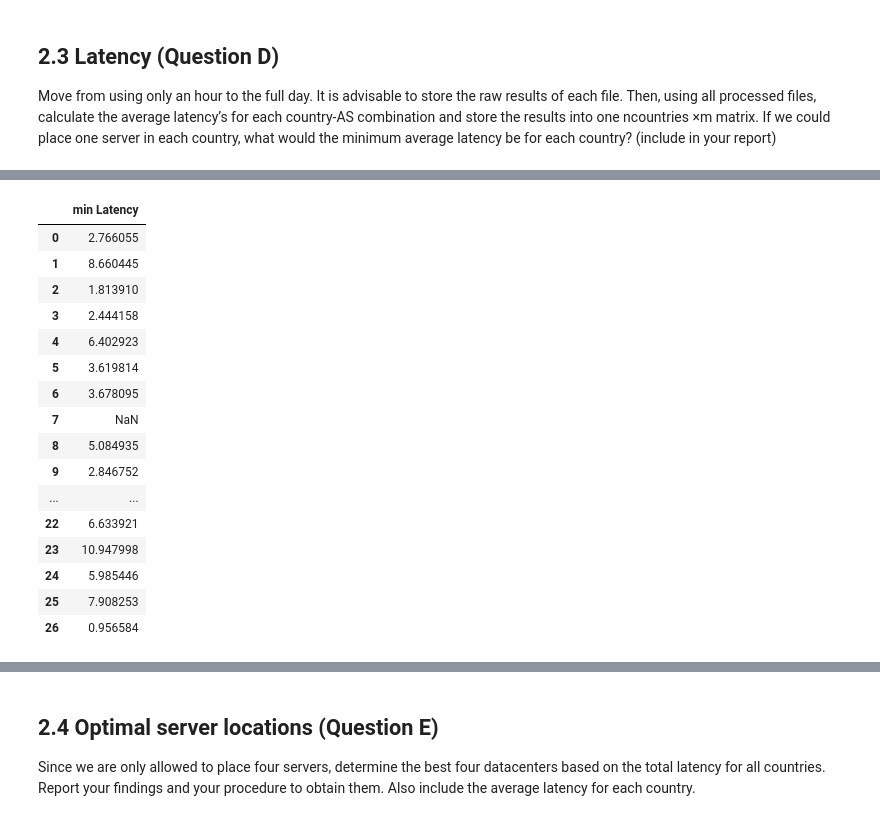
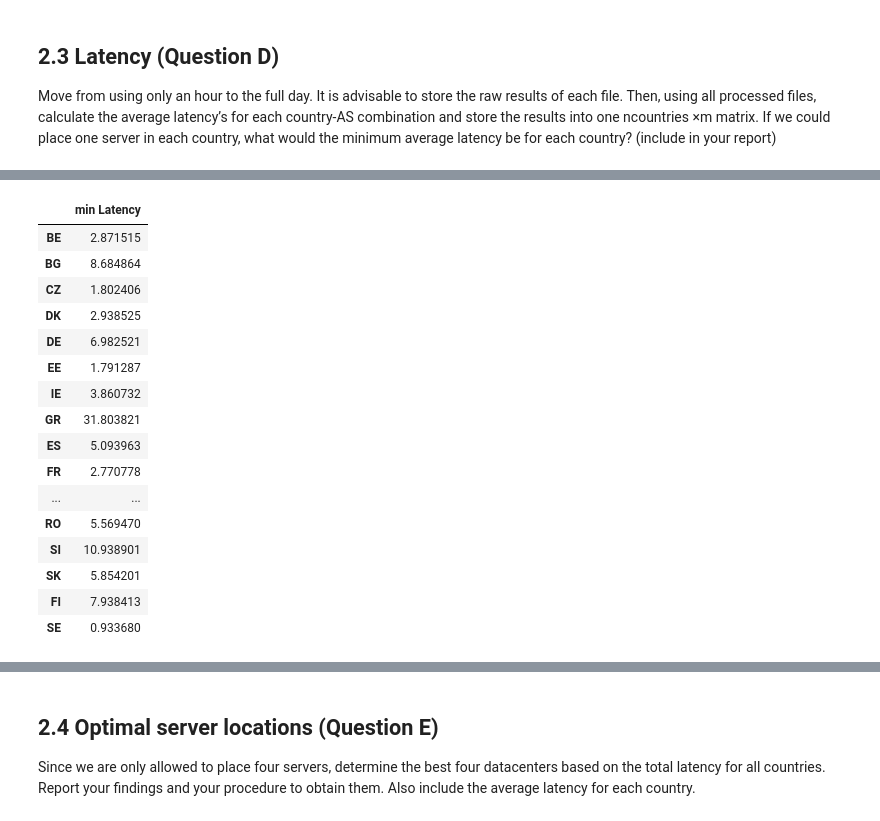
Before and after one commit to eboateng/FoDA, a Jupyter notebook: Assignment 2/Assignment 2.ipynb, the cells around one changed output, grey strips where cells are left out. Saved outputs shown, nothing was run; the diff lists cells and outputs as text; code cells hidden in the pictures.

```diff
--- a/Assignment 2/Assignment 2.ipynb
+++ b/Assignment 2/Assignment 2.ipynb
@@ -105,7 +139,7 @@ decomFilename = 'data/ping-2022-03-01T2300_decom'
 #decomFile     = open(decomFilename, 'rt')
 
 #Option 2 BZ2 file
-bz2Filename = 'data/ping-2022-03-01T0000.bz2'
+bz2Filename = 'data/ping-2022-03-01T2300.bz2'
 bz2File     = bz2.open(bz2Filename, 'rt')
 
 
@@ -115,12 +149,12 @@ tuple_list = []
 
 start  = time.time()
 
-#for line in bz2File:
+#for line in decomFile:
 for line in bz2File:
 
     decoded_line = json.loads(line)
     if "af" in decoded_line and "dst_addr" in decoded_line and "prb_id" in decoded_line and "avg" in decoded_line:
-        if decoded_line["af"] == 4:
+        if (decoded_line["af"] == 4)and (df_dict["avg"] > 0):
             tuple_list.append((decoded_line["dst_addr"],decoded_line["prb_id"],decoded_line["avg"]))
 
 
@@ -128,5 +162,7 @@ dur         = round(time.time() - start,2)
 print("Loading took: "  + str(dur) + " seconds")
 print("Lines added to tuple: " + str(len(tuple_list)))
 
+
 #finally close bz2File
+#decomFile.close()
 bz2File.close()
@@ -146,11 +184,12 @@ Loading took: 6.05 seconds
 Changed reading method to raw characters to save about 20% in loading time
 # %%
-#Changed 24 -> 6
-RIPE_Filenames = pd.date_range('2022-03-01', periods=6, freq='60min').strftime('D:/FoDa Data/ping-%Y-%m-%dT%H%M.bz2').tolist()
+RIPE_Filenames = pd.date_range('2022-03-01', periods=24, freq='60min').strftime('D:/FoDa Data/ping-%Y-%m-%dT%H%M.bz2').tolist()
 
 Complete_ASN_List = []
 Complete_RIPE_Entries_df = pd.DataFrame({0:[], 1:[], 2:[], 'Country':[]})
 
+# Filter data set for AS's that can be used for hosting in the EU
+as_probe_joined_df = as_probe_joined_df.loc[(as_probe_joined_df['type'] == 'hosting') & (as_probe_joined_df['Country'].isin(EU_list))]
 
 for filename in RIPE_Filenames:
     #Read RIPE data
@@ -248,8 +307,8 @@ Complete_RIPE_Entries_df.to_pickle("data/RIPE_00-06.pkl")
 # %%
 #Probe dataset
 
-Ripe_Filename = 'data/RIPE_00-05.pkl'
-ASN_Filename = 'data/ASN_00-05.pkl'
+Ripe_Filename = 'data/RIPE_00-23.pkl'
+ASN_Filename = 'data/ASN_00-23.pkl'
 
 with open(Ripe_Filename, 'rb') as file:
 
@@ -363,6 +468,3 @@ as_probe_joined_df = pd.merge(P_df,AS_df, on='ASN')
 # %%
-# EU country codes retrieved from: https://ec.europa.eu/eurostat/statistics-explained/index.php?title=Glossary:Country_codes
-EU_list = ['BE','BG','CZ','DK','DE','EE','IE','EL','ES','FR','HR','IT','CY','LV','LT','LU','HU','MT','NL','AT','PL','PT','RO','SI','SK','FI','SE']
-
-# Filter data set for AS's that can be used for hosting in the EU
-as_probe_joined_df = as_probe_joined_df.loc[(as_probe_joined_df['type'] == 'hosting') & (as_probe_joined_df['Country'].isin(EU_list))]
+#First 3 probes
+display_df.head(3)
@@ -593,29 +650,26 @@ ASN_Country_Matrix_df.set_index('Country')
 27 rows × 113 columns
 # %%
 #Calculate the minimum latency for each country
-
-#Still needs to be done
-
-
 min_latency_s = ASN_Country_Matrix_df.min(axis = 1)
 min_latency_df = pd.Series.to_frame(min_latency_s, 'min Latency')
+min_latency_df.index = EU_list
 min_latency_df
 # %% [output]
 |  | min Latency |
-| 0 | 2.766055 |
-| 1 | 8.660445 |
-| 2 | 1.813910 |
-| 3 | 2.444158 |
-| 4 | 6.402923 |
-| 5 | 3.619814 |
-| 6 | 3.678095 |
-| 7 | NaN |
-| 8 | 5.084935 |
-| 9 | 2.846752 |
+| BE | 2.871515 |
+| BG | 8.684864 |
+| CZ | 1.802406 |
+| DK | 2.938525 |
+| DE | 6.982521 |
+| EE | 1.791287 |
+| IE | 3.860732 |
+| GR | 31.803821 |
+| ES | 5.093963 |
+| FR | 2.770778 |
 | ... | ... |
-| 22 | 6.633921 |
-| 23 | 10.947998 |
-| 24 | 5.985446 |
-| 25 | 7.908253 |
-| 26 | 0.956584 |
+| RO | 5.569470 |
+| SI | 10.938901 |
+| SK | 5.854201 |
+| FI | 7.938413 |
+| SE | 0.933680 |
 # %% [markdown]
```
Also changed, not shown: parts of 53 cells of this notebook, 4 other files.
